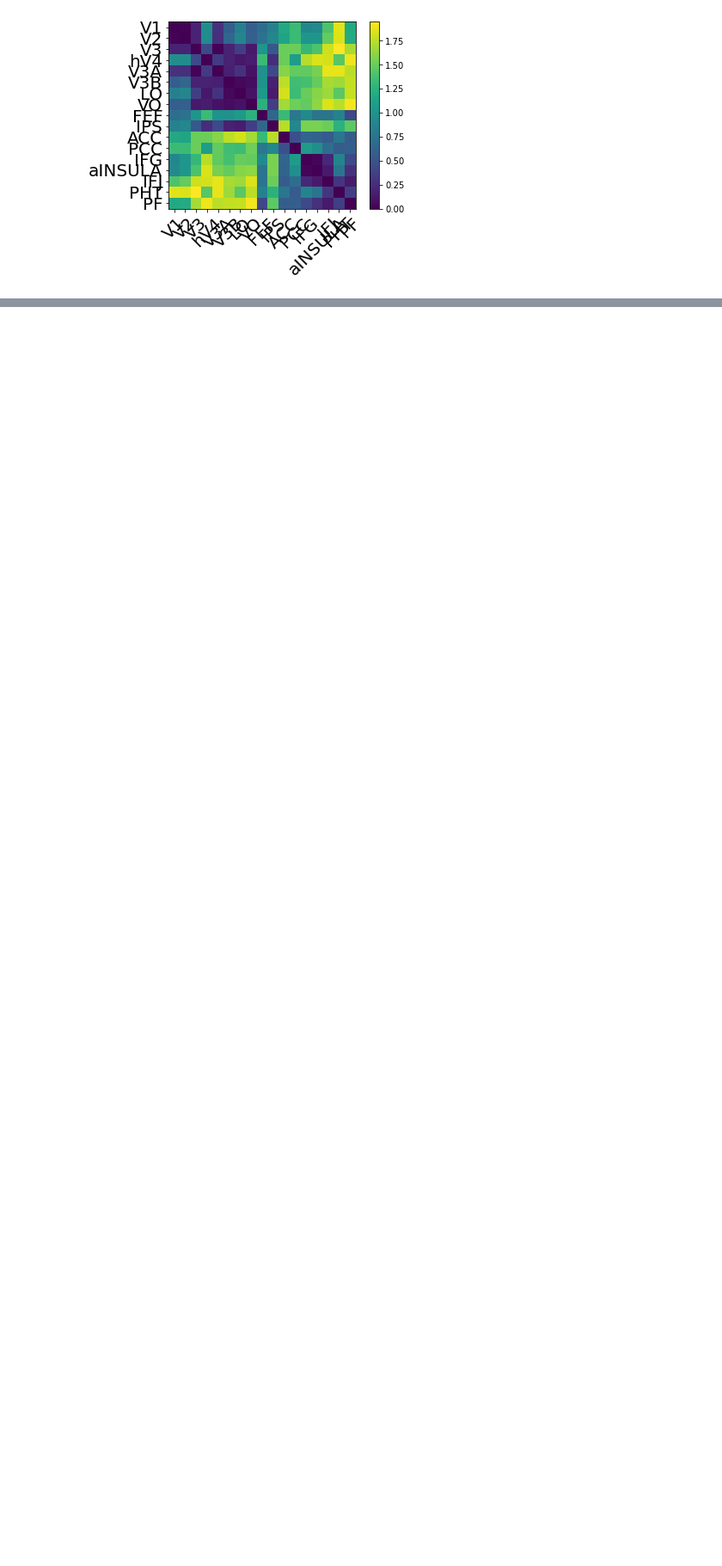
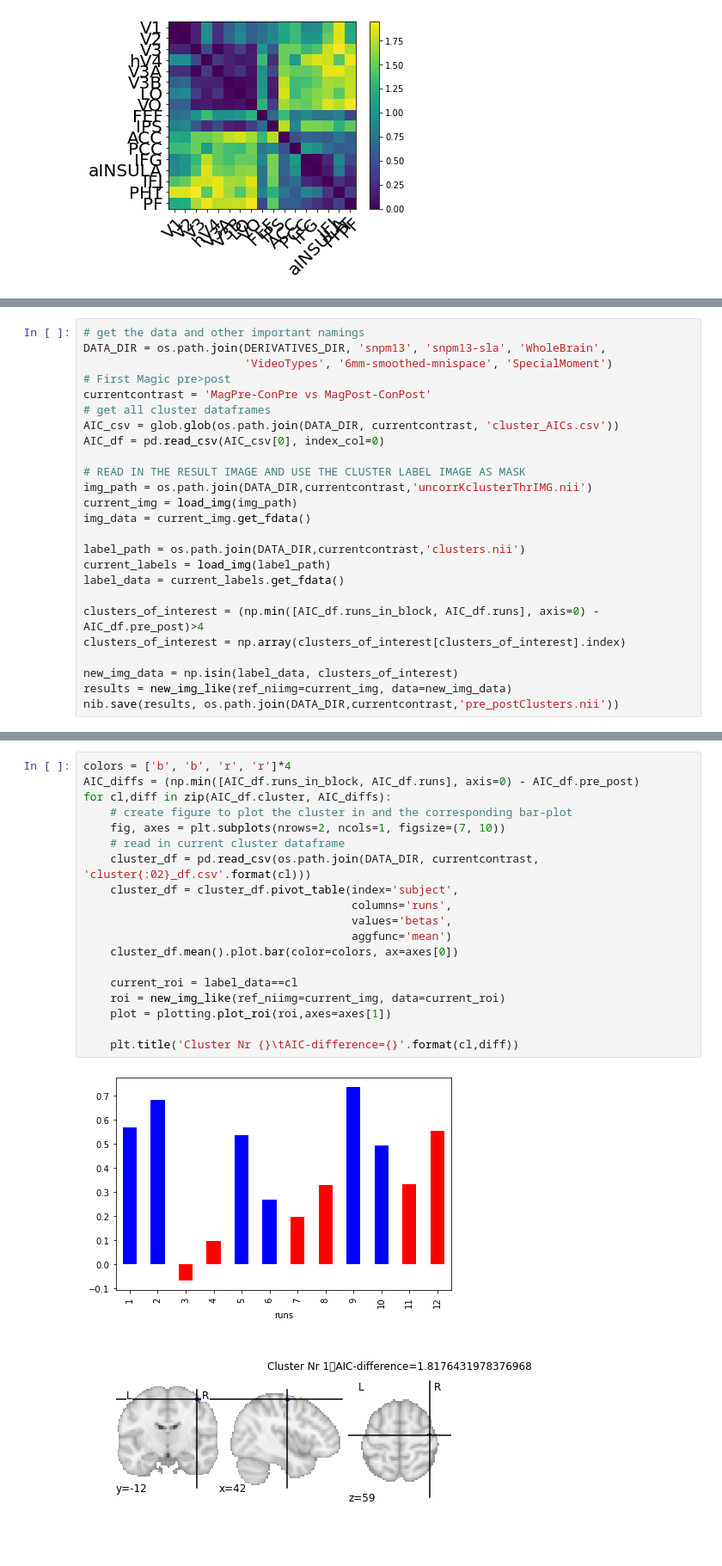
Before and after one commit to PibeChorro/Magic_fMRI, a Jupyter notebook: analysis/visualization/univariate_ROI_results_visualization.ipynb, the cells around one changed output, grey strips where cells are left out. Shown at 86% size. Drawn from its saved outputs; the diff is of its cells as text; blank space fills up the shorter version.

Commit message:
Added cluster time evolution analysis

```diff
--- a/analysis/visualization/univariate_ROI_results_visualization.ipynb
+++ b/analysis/visualization/univariate_ROI_results_visualization.ipynb
@@ -166,0 +175,25 @@ plt.yticks(range(len(ROIS)),ROIS, fontsize=20);
+# %%
+# get the data and other important namings
+DATA_DIR = os.path.join(DERIVATIVES_DIR, 'snpm13', 'snpm13-sla', 'WholeBrain',
+                        'VideoTypes', '6mm-smoothed-mnispace', 'SpecialMoment')
+# First Magic pre>post
+currentcontrast = 'MagPre-ConPre vs MagPost-ConPost'
+# get all cluster dataframes
+AIC_csv = glob.glob(os.path.join(DATA_DIR, currentcontrast, 'cluster_AICs.csv'))
+AIC_df = pd.read_csv(AIC_csv[0], index_col=0)
+
+# READ IN THE RESULT IMAGE AND USE THE CLUSTER LABEL IMAGE AS MASK
+img_path = os.path.join(DATA_DIR,currentcontrast,'uncorrKclusterThrIMG.nii')
+current_img = load_img(img_path)
+img_data = current_img.get_fdata()
+
+label_path = os.path.join(DATA_DIR,currentcontrast,'clusters.nii')
+current_labels = load_img(label_path)
+label_data = current_labels.get_fdata()
+
+clusters_of_interest = (np.min([AIC_df.runs_in_block, AIC_df.runs], axis=0) - AIC_df.pre_post)>4
+clusters_of_interest = np.array(clusters_of_interest[clusters_of_interest].index)
+
+new_img_data = np.isin(label_data, clusters_of_interest)
+results = new_img_like(ref_niimg=current_img, data=new_img_data)
+nib.save(results, os.path.join(DATA_DIR,currentcontrast,'pre_postClusters.nii'))
@@ -166,0 +216,21 @@ plt.yticks(range(len(ROIS)),ROIS, fontsize=20);
+# %%
+colors = ['b', 'b', 'r', 'r']*4
+AIC_diffs = (np.min([AIC_df.runs_in_block, AIC_df.runs], axis=0) - AIC_df.pre_post)
+for cl,diff in zip(AIC_df.cluster, AIC_diffs):
+    # create figure to plot the cluster in and the corresponding bar-plot
+    fig, axes = plt.subplots(nrows=2, ncols=1, figsize=(7, 10))
+    # read in current cluster dataframe
+    cluster_df = pd.read_csv(os.path.join(DATA_DIR, currentcontrast, 'cluster{:02}_df.csv'.format(cl)))
+    cluster_df = cluster_df.pivot_table(index='subject',
+                                        columns='runs',
+                                        values='betas',
+                                        aggfunc='mean')
+    cluster_df.mean().plot.bar(color=colors, ax=axes[0])
+
+    current_roi = label_data==cl
+    roi = new_img_like(ref_niimg=current_img, data=current_roi)
+    plot = plotting.plot_roi(roi,axes=axes[1])
+
+    plt.title('Cluster Nr {}\tAIC-difference={}'.format(cl,diff))
+# %% [output]
+[figure, added]
```
Also changed, not shown: parts of 8 cells of this notebook.
